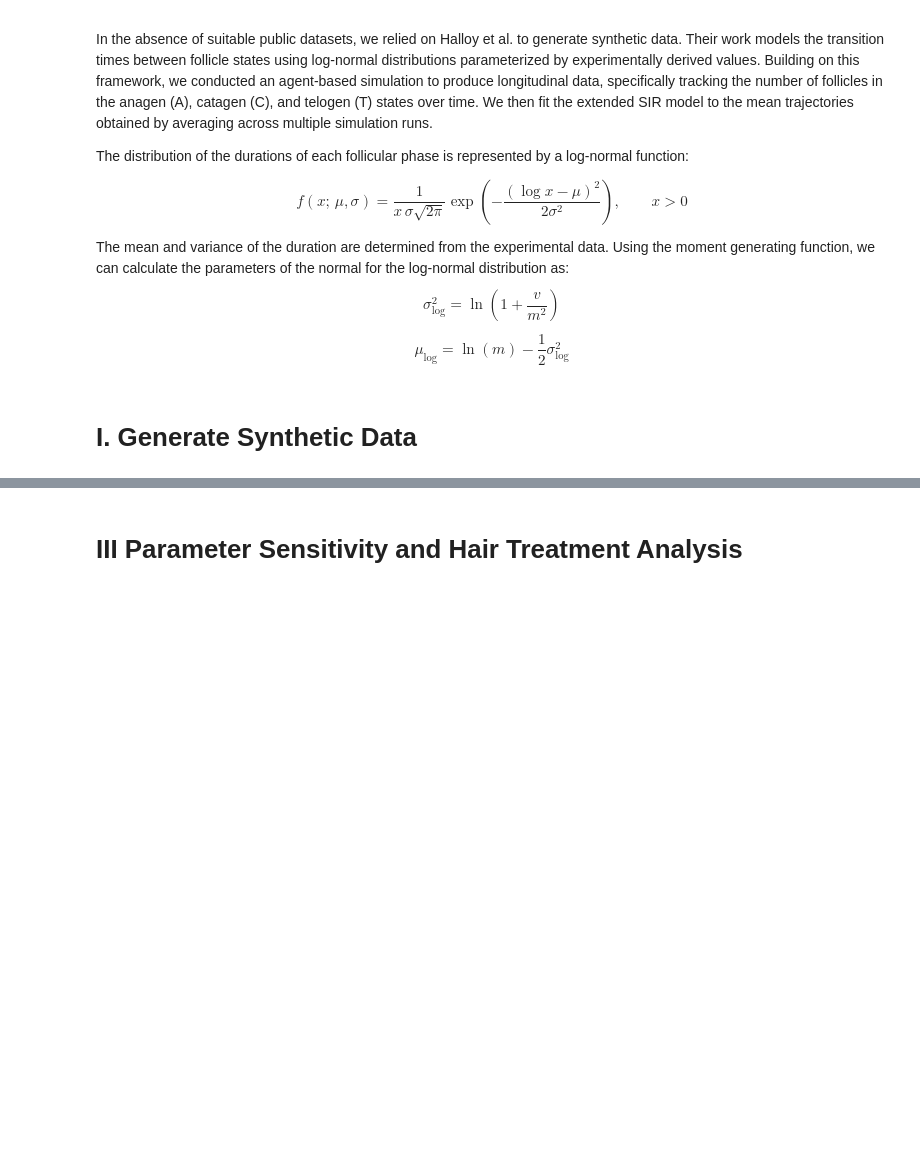
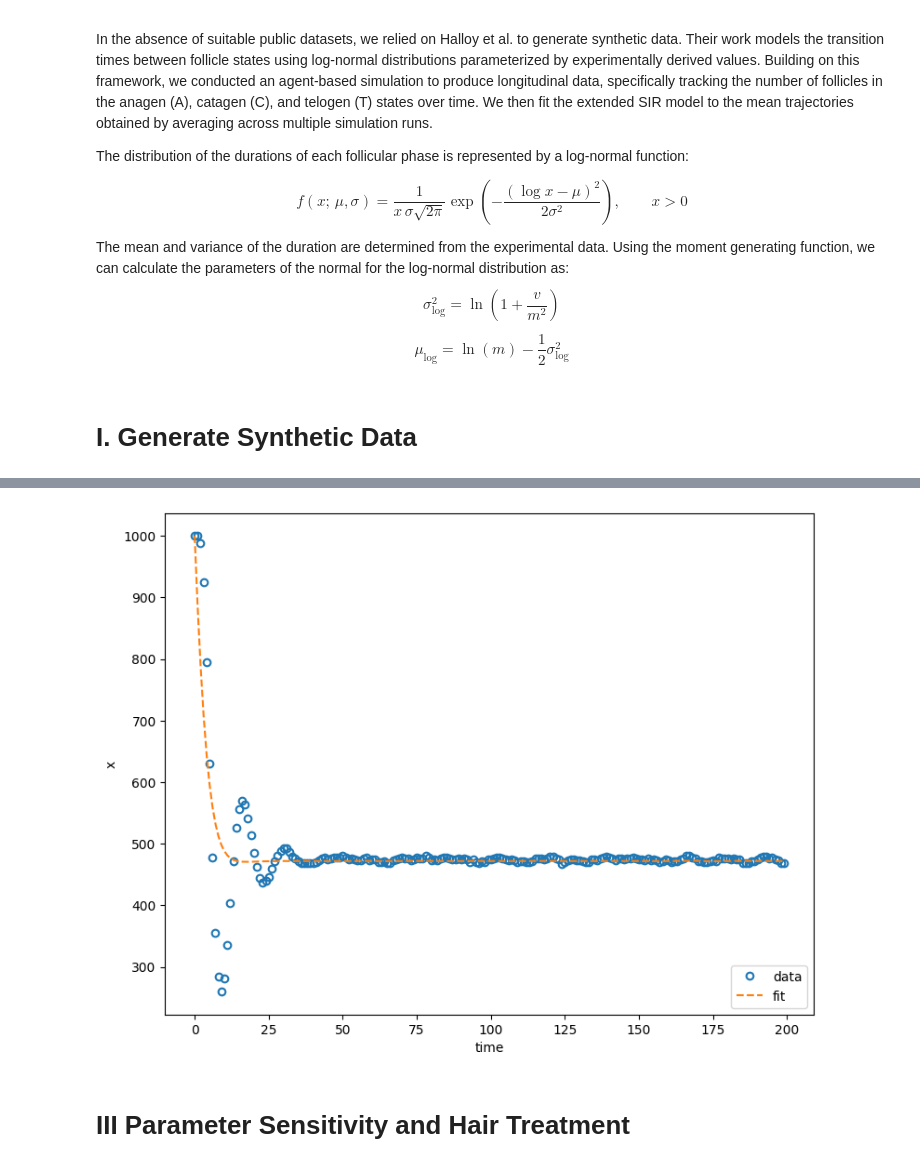
Before and after one commit to yasfaw/MM-project-II, a Jupyter notebook: hair_cycle_modeling.ipynb, the cells around one changed output, grey strips where cells are left out. Drawn from its saved outputs; the diff is of its cells as text; code cells hidden in the pictures; blank space fills up the shorter version.

```diff
--- a/hair_cycle_modeling.ipynb
+++ b/hair_cycle_modeling.ipynb
@@ -312,0 +382,12 @@ for i in range(n_simulation):
+# %%
+def simulate(theta, t_eval, x0):
+    alpha, beta, gamma = theta
+
+    sol = solve_ivp(
+        lambda t, x: system(t, x, alpha, beta, gamma),
+        (t_eval[0], t_eval[-1]),
+        x0,
+        t_eval=t_eval
+    )
+
+    return sol.y.T   # shape: (n_time, 3)
@@ -312,0 +492,15 @@ for i in range(n_simulation):
+# %%
+# Plot solution
+fig, ax = plt.subplots(1,1,figsize=(9,7))
+
+ax.plot(t_data, a*N, 'o', linewidth=1.5, mfc='none', ms=5.5, mew=1.5, label='data')
+ax.plot(t_data, Y[:,0]*N, '--', linewidth=1.5, mfc='none', ms=5.5, mew=1.5, label='fit')
+
+# Set axes labels and legends
+ax.set_xlabel('time')
+ax.set_ylabel('x')
+ax.legend(loc='lower right')
+
+plt.show()
+# %% [output]
+[figure, added]
@@ -313,2 +514,2 @@ for i in range(n_simulation):
 # %% [markdown]
-# III Parameter Sensitivity and Hair Treatment Analysis
+# III Parameter Sensitivity and Hair Treatment
```
Also changed, not shown: parts of 14 cells of this notebook.
